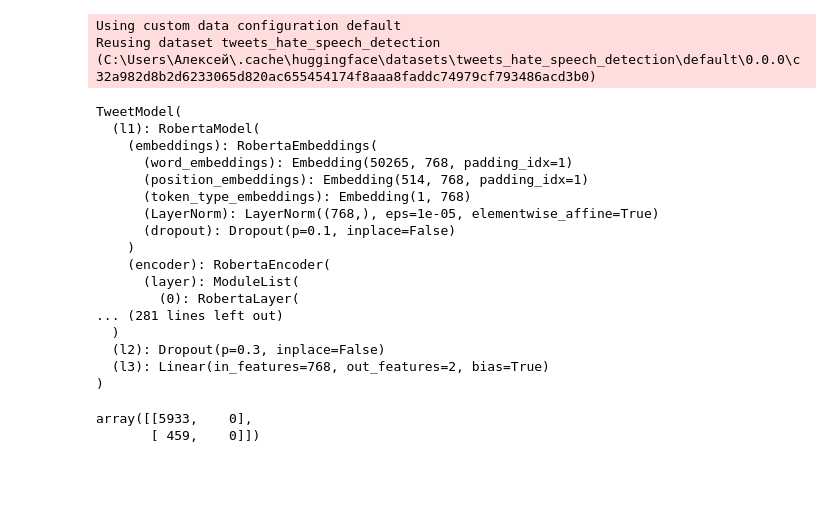
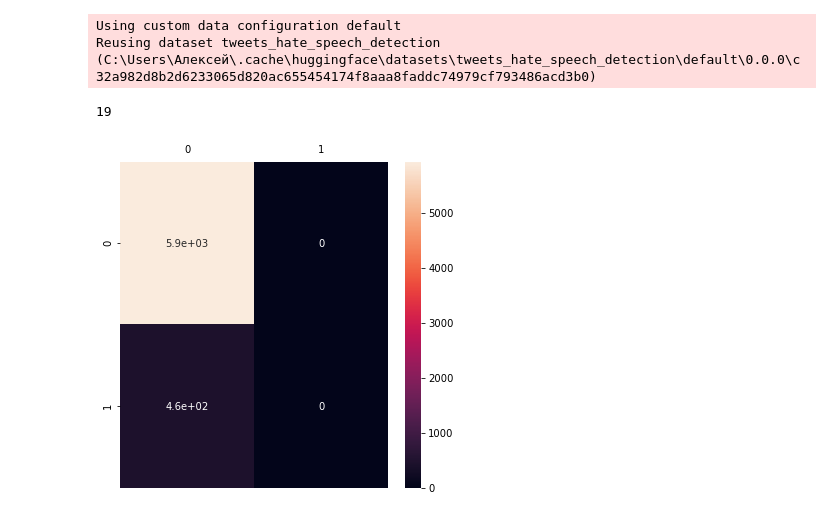
Before and after one commit to OnlyOneUseAcc/Text-classification, a Jupyter notebook: model_demonstration.ipynb, the cells around one changed output. Cells and saved outputs as stored; diff of their text form; code cells hidden in the pictures; blank space fills up the shorter version.

Commit message:
model demonstration

```diff
--- a/model_demonstration.ipynb
+++ b/model_demonstration.ipynb
@@ -13,38 +14,35 @@ device
 # %%
-batch_size = 64
+batch_size = 16
 # %%
 data = get_dataset()
 tensor_dataloaders = get_dataloaders(data, batch_size)
 # %% [output]
 Using custom data configuration default
 Reusing dataset tweets_hate_speech_detection (C:\Users\Алексей\.cache\huggingface\datasets\tweets_hate_speech_detection\default\0.0.0\c32a982d8b2d6233065d820ac655454174f8aaa8faddc74979cf793486acd3b0)
+# %%
+torch.cuda.empty_cache()
+gc.collect()
+# %% [output]
+19
 # %%
 model = TweetModel(2)
-model.to(device)
-# %% [output]
-TweetModel(
-  (l1): RobertaModel(
-    (embeddings): RobertaEmbeddings(
-      (word_embeddings): Embedding(50265, 768, padding_idx=1)
-      (position_embeddings): Embedding(514, 768, padding_idx=1)
-      (token_type_embeddings): Embedding(1, 768)
-      (LayerNorm): LayerNorm((768,), eps=1e-05, elementwise_affine=True)
-      (dropout): Dropout(p=0.1, inplace=False)
-    )
-    (encoder): RobertaEncoder(
-      (layer): ModuleList(
-        (0): RobertaLayer(
-... (281 lines left out)
-  )
-  (l2): Dropout(p=0.3, inplace=False)
-  (l3): Linear(in_features=768, out_features=2, bias=True)
-)
 # %%
 optimizer = AdamW(model.parameters(), lr = 2e-5, eps = 1e-8)
 loss_fn = torch.nn.CrossEntropyLoss()
 # %%
-model_test(model, tensor_dataloaders['test'])
+y_pred, y_true = model_predict(model, tensor_dataloaders['test'], device)
-# %% [output]
-array([[5933,    0],
-       [ 459,    0]])
+# %%
+cm = get_cm(y_pred, y_true)
+# %%
+import seaborn as sns
+import matplotlib.pyplot as plt
+plt.figure(figsize=(6, 6))
+plt.tick_params(axis='both', which='major', labelsize=10,
+                  labelbottom = False, bottom=False,
+                  top = False, labeltop=True)
+
+ax = sns.heatmap(cm, annot=True)
+ax.xaxis.set_label_position('top')
+# %% [output]
+[figure, added]
 # %%
```
Also changed, not shown: parts of 9 cells of this notebook, 3 other files.
